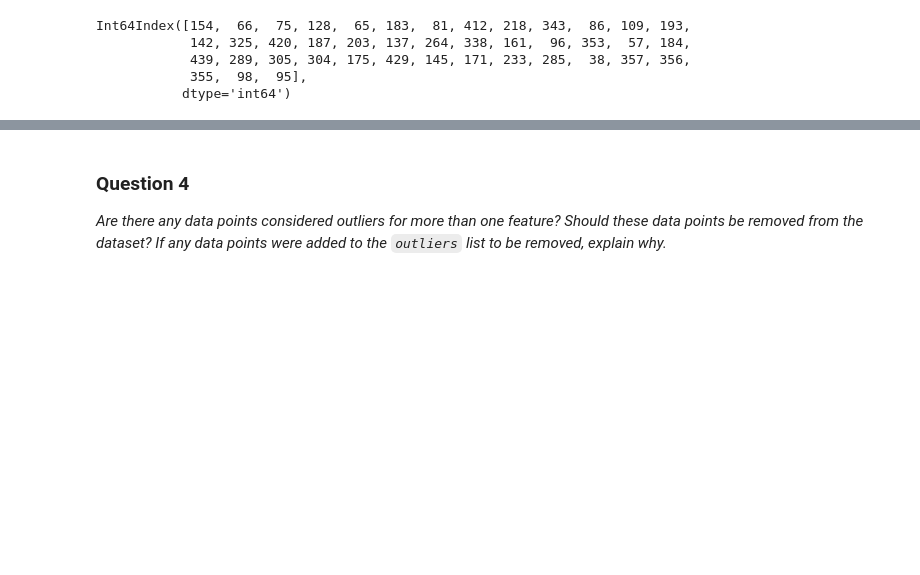
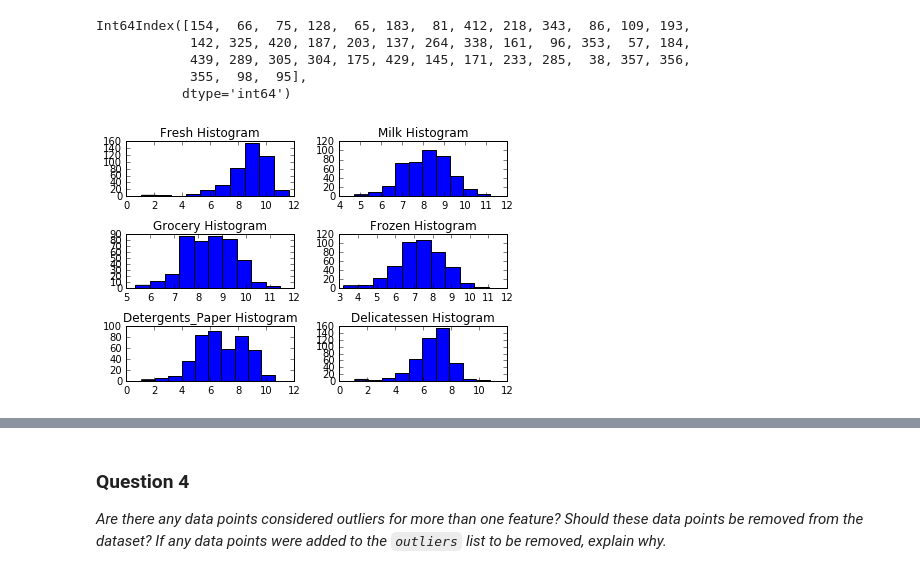
Before and after one commit to ibowen/Machine-Learning-Engineer-Nanodegree, a Jupyter notebook: customer_segments/customer_segments.ipynb, the cells around one changed output, grey strips where cells are left out. Cells and saved outputs as stored; diff of their text form; code cells hidden in the pictures; blank space fills up the shorter version.

```diff
--- a/customer_segments/customer_segments.ipynb
+++ b/customer_segments/customer_segments.ipynb
@@ -372,4 +384,16 @@ Int64Index([154,  66,  75, 128,  65, 183,  81, 412, 218, 343,  86, 109, 193,
             439, 289, 305, 304, 175, 429, 145, 171, 233, 285,  38, 357, 356,
             355,  98,  95],
            dtype='int64')
+# %%
+# let's check if the features are more normalized after removing outliers for more than two outliers
+# OPTIONAL: Select the indices for data points you wish to remove
+outliers_index_gt2  = outliers_counts[outliers_counts > 1].index
+
+# Remove the outliers, if any were specified
+good_data_gt2 = log_data.drop(log_data.index[outliers_index_gt2]).reset_index(drop = True)
+
+# plot the histogram
+plot_hist(good_data_gt2)
+# %% [output]
+[figure, added]
 # %%
```
Also changed, not shown: parts of 20 cells of this notebook, 1 other file.
